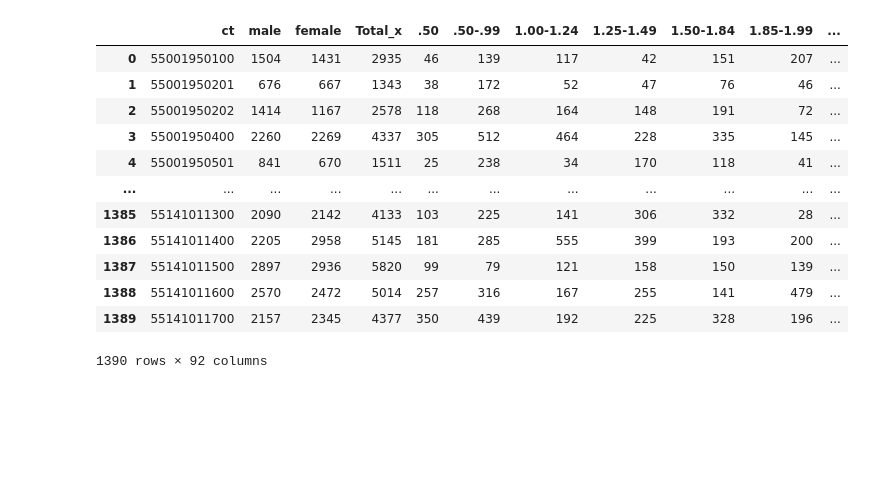
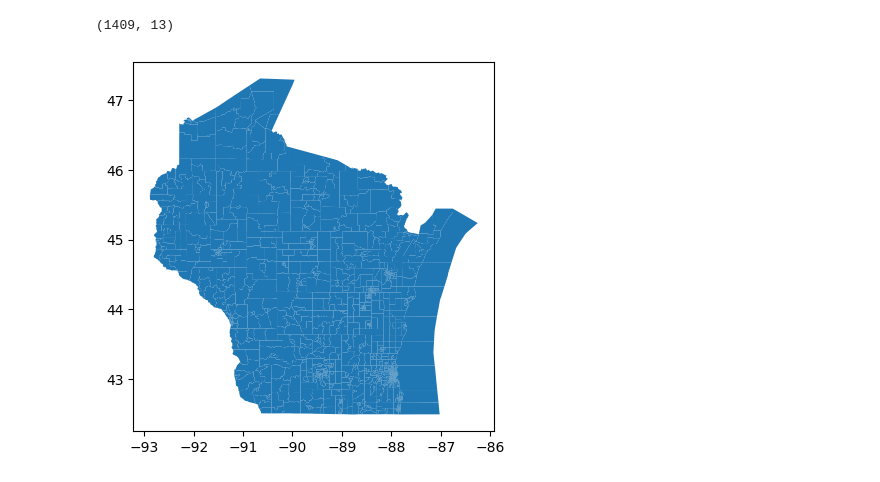
Before and after one commit to ychen884/STICC-GCC, a Jupyter notebook: STICC-part/Test_STICC-Filtered.ipynb, the cells around one changed output. Cells and saved outputs as stored; diff of their text form; code cells hidden in the pictures; blank space fills up the shorter version.

```diff
--- a/STICC-part/Test_STICC-Filtered.ipynb
+++ b/STICC-part/Test_STICC-Filtered.ipynb
@@ -7,32 +7,21 @@ import matplotlib.pyplot as plt
 # %%
 # use joined data
 # df_joined = pd.read_csv ('Joined_data.csv')
 df_joined = pd.read_csv ('../joined_data/joined_data_CHR.csv')
 
 df_joined
 
 
 geo = gpd.read_file("zip://../ct_data/tl_2019_55_tract.zip")
 geo.plot()
 print(geo.shape)
 geo.head(1)
 
 geo['GEOID']=geo['GEOID'].astype(np.int64)
-joined = gpd.GeoDataFrame(pd.merge(df_filtered,geo,how="left",left_on="ct",right_on = "GEOID"))
+df_joined = gpd.GeoDataFrame(pd.merge(df_joined,geo,how="left",left_on="ct",right_on = "GEOID"))
 # %% [output]
-|  | ct | male | female | Total_x | .50 | .50-.99 | 1.00-1.24 | 1.25-1.49 | 1.50-1.84 | 1.85-1.99 | ... |
-| 0 | 55001950100 | 1504 | 1431 | 2935 | 46 | 139 | 117 | 42 | 151 | 207 | ... |
-| 1 | 55001950201 | 676 | 667 | 1343 | 38 | 172 | 52 | 47 | 76 | 46 | ... |
-| 2 | 55001950202 | 1414 | 1167 | 2578 | 118 | 268 | 164 | 148 | 191 | 72 | ... |
-| 3 | 55001950400 | 2260 | 2269 | 4337 | 305 | 512 | 464 | 228 | 335 | 145 | ... |
-| 4 | 55001950501 | 841 | 670 | 1511 | 25 | 238 | 34 | 170 | 118 | 41 | ... |
-| ... | ... | ... | ... | ... | ... | ... | ... | ... | ... | ... | ... |
-| 1385 | 55141011300 | 2090 | 2142 | 4133 | 103 | 225 | 141 | 306 | 332 | 28 | ... |
-| 1386 | 55141011400 | 2205 | 2958 | 5145 | 181 | 285 | 555 | 399 | 193 | 200 | ... |
-| 1387 | 55141011500 | 2897 | 2936 | 5820 | 99 | 79 | 121 | 158 | 150 | 139 | ... |
-| 1388 | 55141011600 | 2570 | 2472 | 5014 | 257 | 316 | 167 | 255 | 141 | 479 | ... |
-| 1389 | 55141011700 | 2157 | 2345 | 4377 | 350 | 439 | 192 | 225 | 328 | 196 | ... |
-1390 rows × 92 columns
+(1409, 13)
+[figure, added]
 # %%
 import pandas as pd
 import re
```
Also changed, not shown: parts of 10 cells of this notebook.
